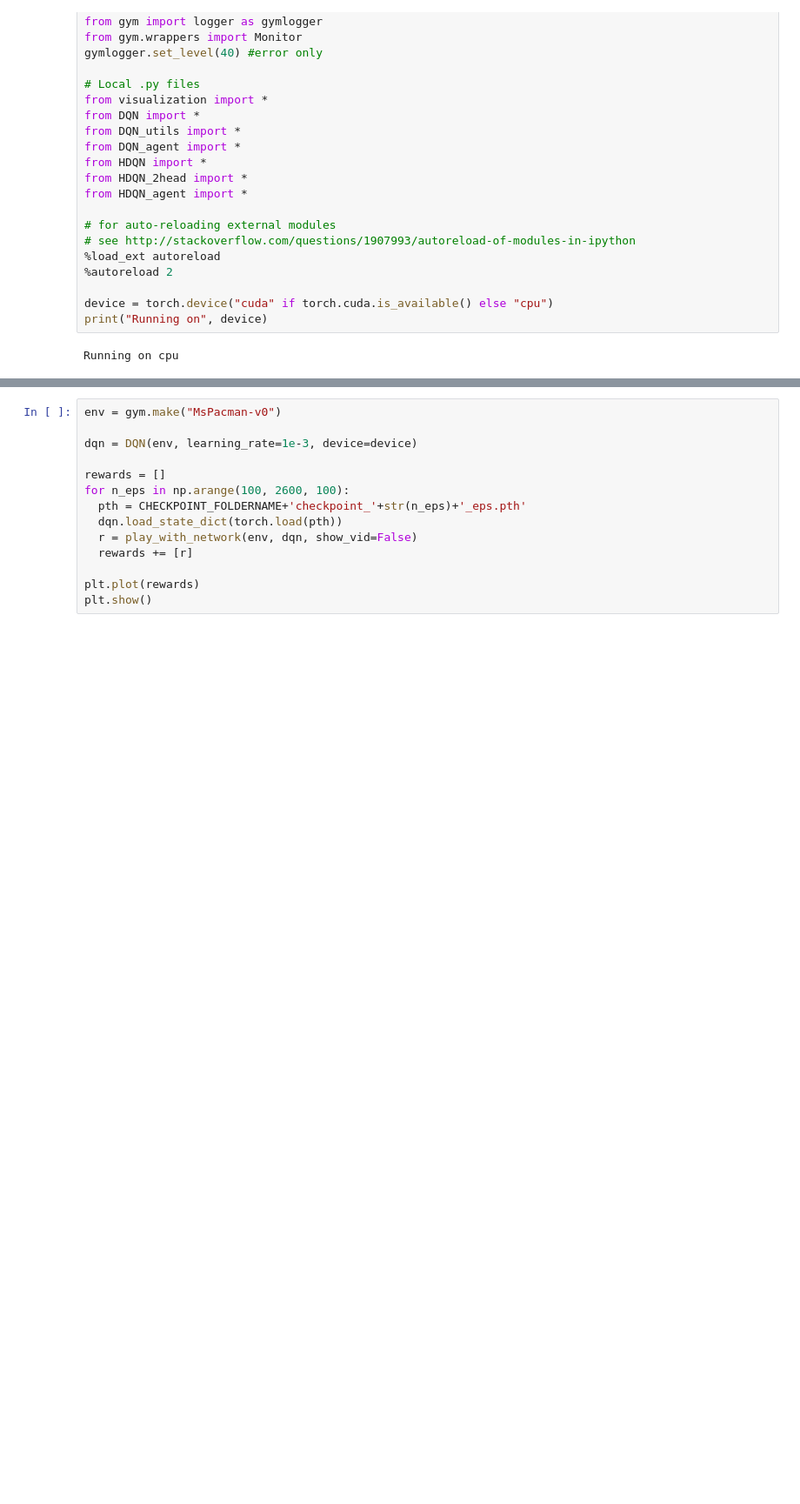
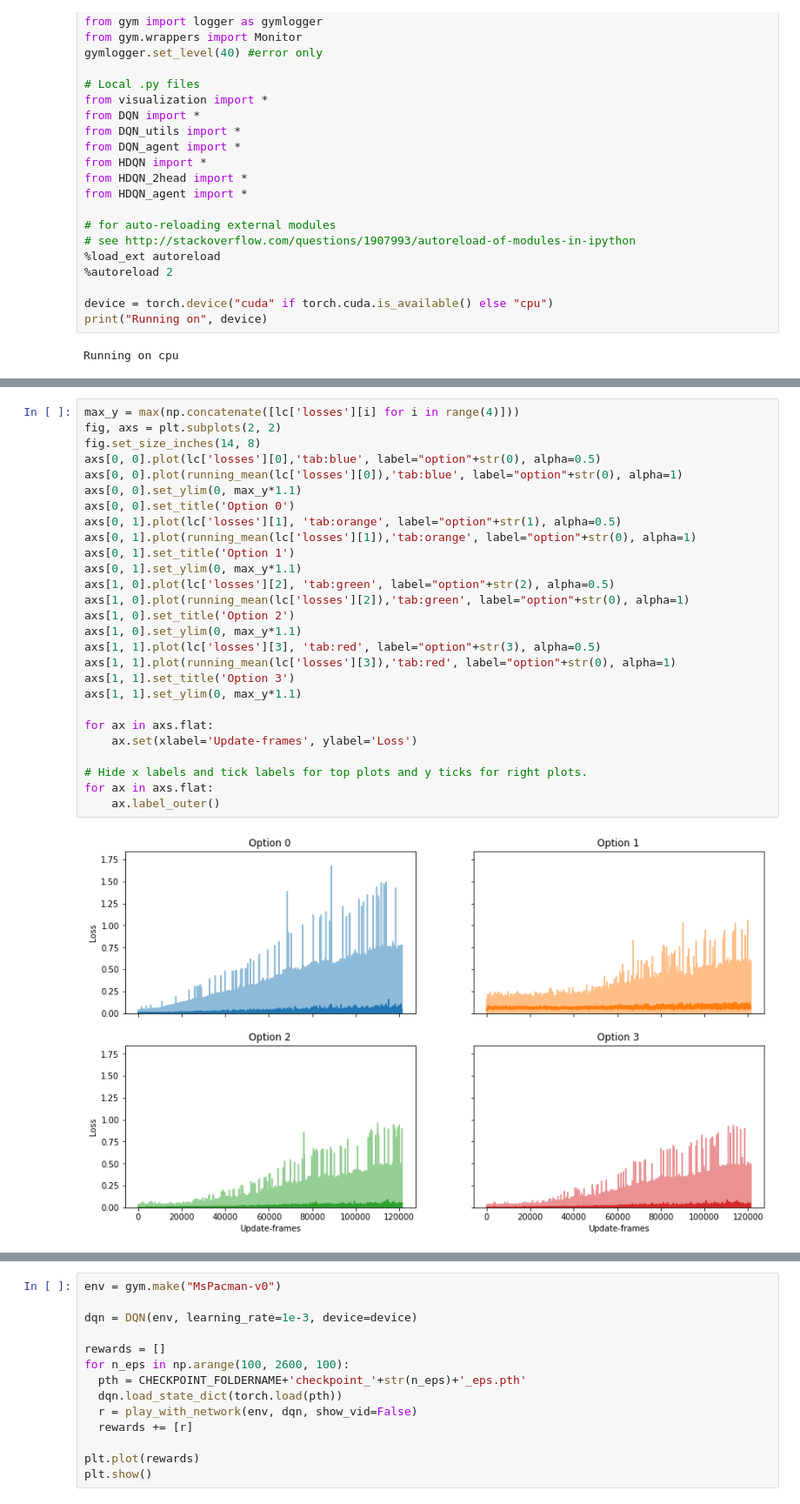
Before and after one commit to weekend37/HDQN, a Jupyter notebook: HDQN_Pacman_Visualization.ipynb, the cells around one changed output, grey strips where cells are left out. Shown at 87% size. Drawn from its saved outputs; the diff is of its cells as text; blank space fills up the shorter version.

```diff
--- a/HDQN_Pacman_Visualization.ipynb
+++ b/HDQN_Pacman_Visualization.ipynb
@@ -74,2 +74,31 @@ plt.show()
+# %%
+max_y = max(np.concatenate([lc['losses'][i] for i in range(4)]))
+fig, axs = plt.subplots(2, 2)
+fig.set_size_inches(14, 8)
+axs[0, 0].plot(lc['losses'][0],'tab:blue', label="option"+str(0), alpha=0.5)
+axs[0, 0].plot(running_mean(lc['losses'][0]),'tab:blue', label="option"+str(0), alpha=1)
+axs[0, 0].set_ylim(0, max_y*1.1)
+axs[0, 0].set_title('Option 0')
+axs[0, 1].plot(lc['losses'][1], 'tab:orange', label="option"+str(1), alpha=0.5)
+axs[0, 1].plot(running_mean(lc['losses'][1]),'tab:orange', label="option"+str(0), alpha=1)
+axs[0, 1].set_title('Option 1')
+axs[0, 1].set_ylim(0, max_y*1.1)
+axs[1, 0].plot(lc['losses'][2], 'tab:green', label="option"+str(2), alpha=0.5)
+axs[1, 0].plot(running_mean(lc['losses'][2]),'tab:green', label="option"+str(0), alpha=1)
+axs[1, 0].set_title('Option 2')
+axs[1, 0].set_ylim(0, max_y*1.1)
+axs[1, 1].plot(lc['losses'][3], 'tab:red', label="option"+str(3), alpha=0.5)
+axs[1, 1].plot(running_mean(lc['losses'][3]),'tab:red', label="option"+str(0), alpha=1)
+axs[1, 1].set_title('Option 3')
+axs[1, 1].set_ylim(0, max_y*1.1)
+
+for ax in axs.flat:
+    ax.set(xlabel='Update-frames', ylabel='Loss')
+
+# Hide x labels and tick labels for top plots and y ticks for right plots.
+for ax in axs.flat:
+    ax.label_outer()
+# %% [output]
+[figure, added]
 # %%
 env = gym.make("MsPacman-v0")
```
Also changed, not shown: parts of 6 cells of this notebook, 5 other files.
